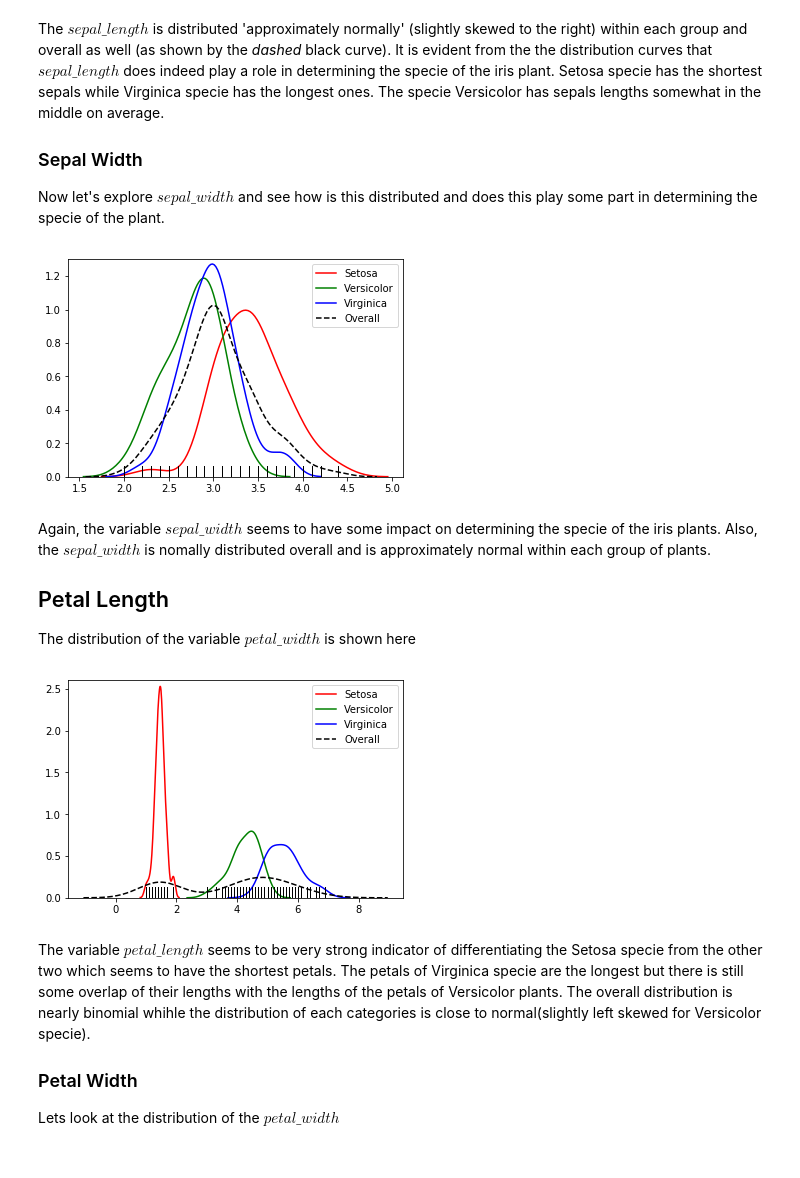
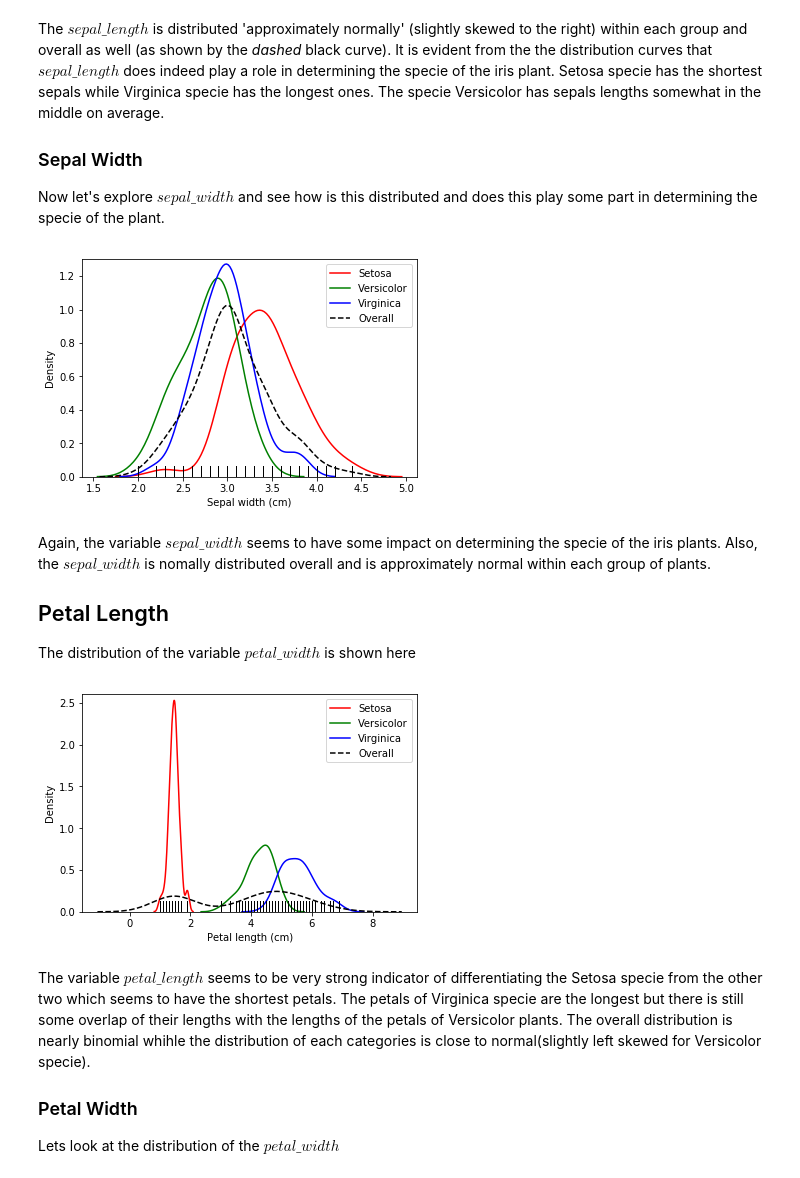
Before and after one commit to amjadfarman/iris_problem, a Jupyter notebook: iris_problem.ipynb, the cells around one changed output. Saved outputs shown, nothing was run; the diff lists cells and outputs as text; code cells hidden in the pictures.

```diff
--- a/iris_problem.ipynb
+++ b/iris_problem.ipynb
@@ -94,13 +110,15 @@ Now let's explore $sepal\_width$ and see how is this distributed and does this p
 # %%
 sns.distplot(target_setosa[['sepal_width']], hist=False, rug=True, color='r', label='Setosa')
 sns.distplot(target_versicolor[['sepal_width']], hist=False, rug=True, color='g', label = 'Versicolor')
 sns.distplot(target_virginica[['sepal_width']], hist=False, rug=True, color='b', label = 'Virginica')
 sns.distplot(iris_data[['sepal_width']], hist=False, rug=True, color='black', kde_kws={'linestyle':'--'}, label = 'Overall')
 plt.ylim(0, 1.3)
 plt.legend()
+plt.xlabel("Sepal width (cm)")
+plt.ylabel("Density")
 plt.show()
 # %% [output]
-[figure, old version]
+[figure, new version]
 # %% [markdown]
 Again, the variable $sepal\_width$ seems to have some impact on determining the specie of the iris plants. Also, the $sepal\_width$ is nomally distributed overall and is approximately normal within each group of plants.
 ## Petal Length
@@ -112,9 +130,11 @@ sns.distplot(target_virginica[['petal_length']], hist=False, rug=True, color='b'
 sns.distplot(iris_data[['petal_length']], hist=False, rug=True, color='black', kde_kws={'linestyle':'--'}, label = 'Overall')
 plt.ylim(0, 2.6)
 plt.legend()
+plt.xlabel("Petal length (cm)")
+plt.ylabel("Density")
 plt.show()
 # %% [output]
-[figure, old version]
+[figure, new version]
 # %% [markdown]
 The variable $petal\_length$ seems to be very strong indicator of differentiating the Setosa specie from the other two which seems to have the shortest petals. The petals of Virginica specie are the longest but there is still some overlap of their lengths with the lengths of the petals of Versicolor plants. The overall distribution is nearly binomial whihle the distribution of each categories is close to normal(slightly left skewed for Versicolor specie).
 
```
Also changed, not shown: parts of 24 cells of this notebook.
